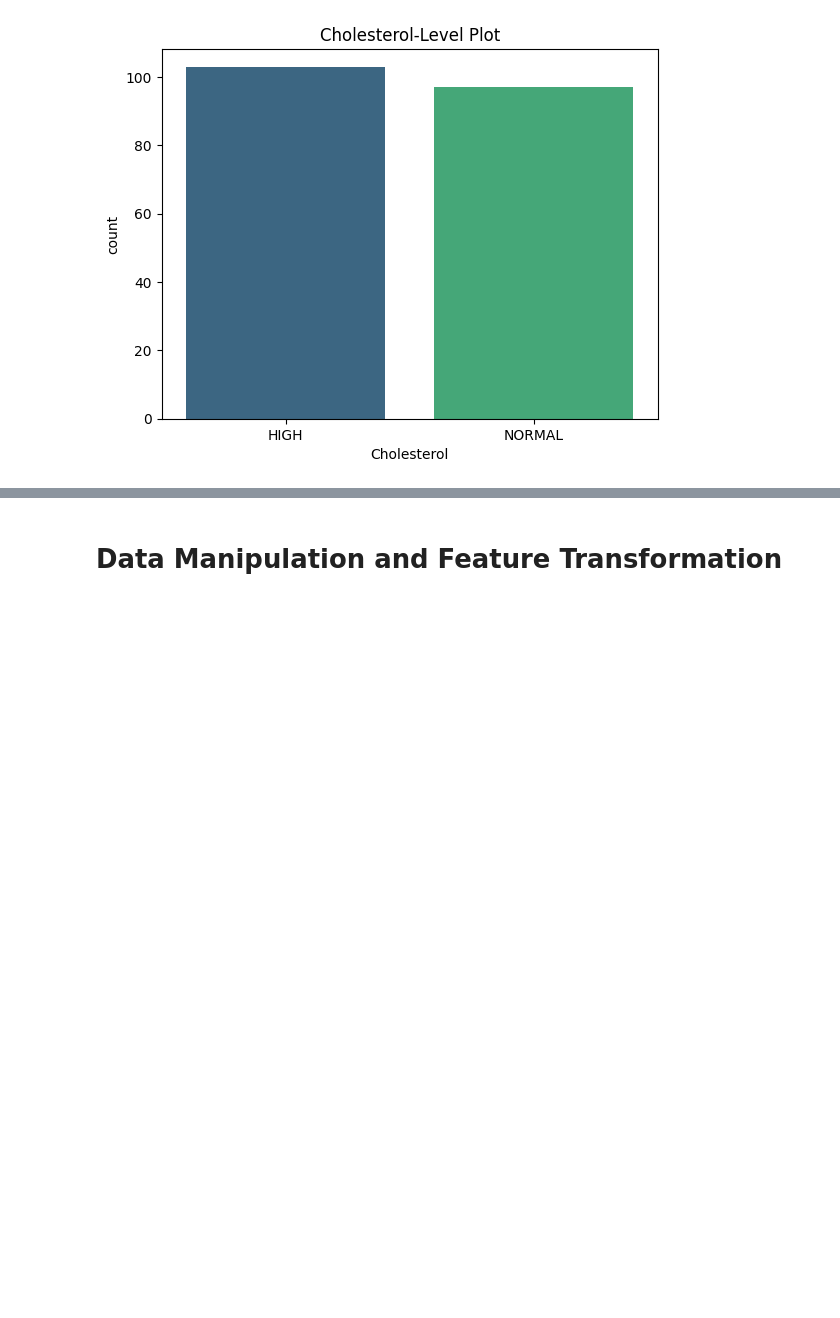
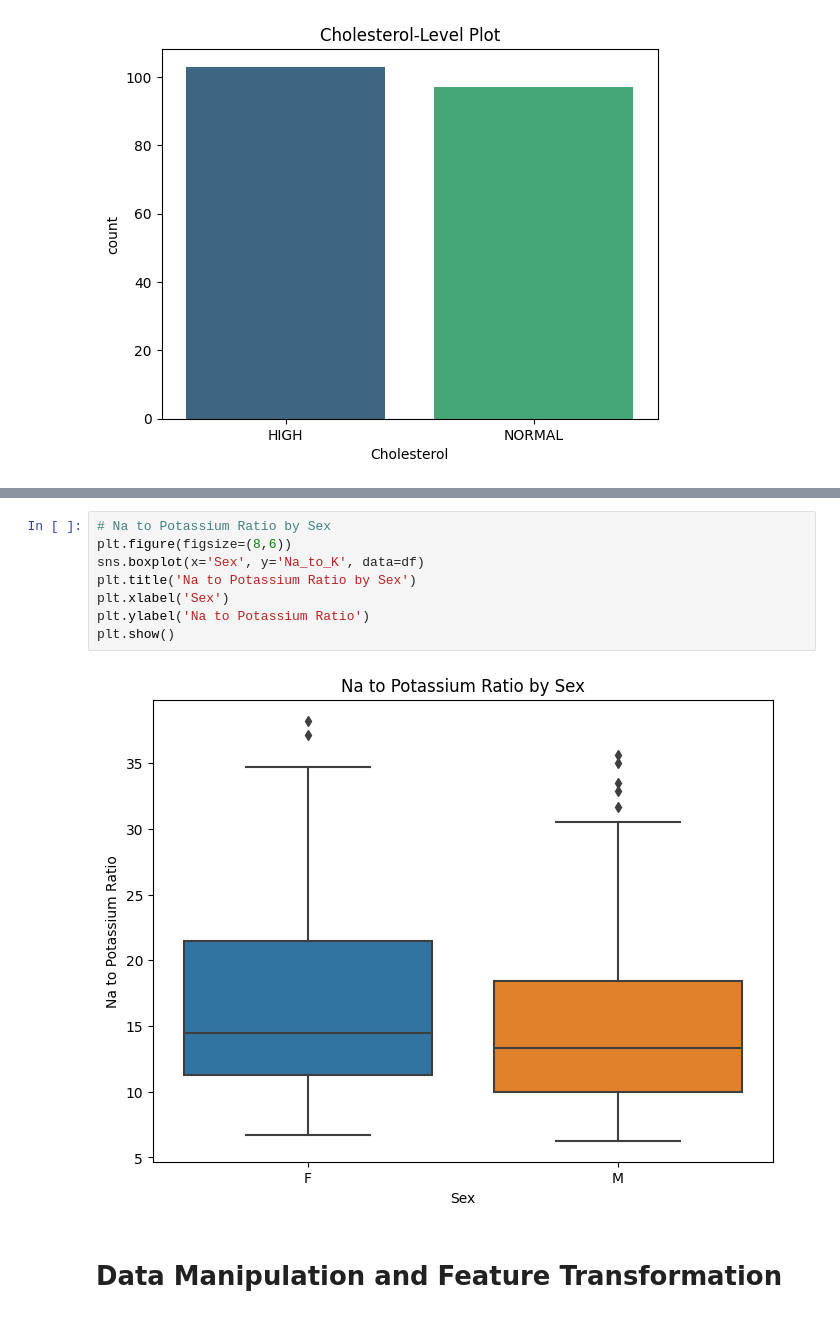
Before and after one commit to rksonu21/Drug_Safety_And_Pharma_Project, a Jupyter notebook: Drug_Safety_And_Pharmacovigilance.ipynb, the cells around one changed output, grey strips where cells are left out. Drawn from its saved outputs; the diff is of its cells as text; blank space fills up the shorter version.

```diff
--- a/Drug_Safety_And_Pharmacovigilance.ipynb
+++ b/Drug_Safety_And_Pharmacovigilance.ipynb
@@ -126,3 +135,13 @@ plt.show()
+# %%
+# Na to Potassium Ratio by Sex
+plt.figure(figsize=(8,6))
+sns.boxplot(x='Sex', y='Na_to_K', data=df)
+plt.title('Na to Potassium Ratio by Sex')
+plt.xlabel('Sex')
+plt.ylabel('Na to Potassium Ratio')
+plt.show()
+# %% [output]
+[figure, added]
 # %% [markdown]
 # Data Manipulation and Feature Transformation
 # %%
```
Also changed, not shown: parts of 8 cells of this notebook.
